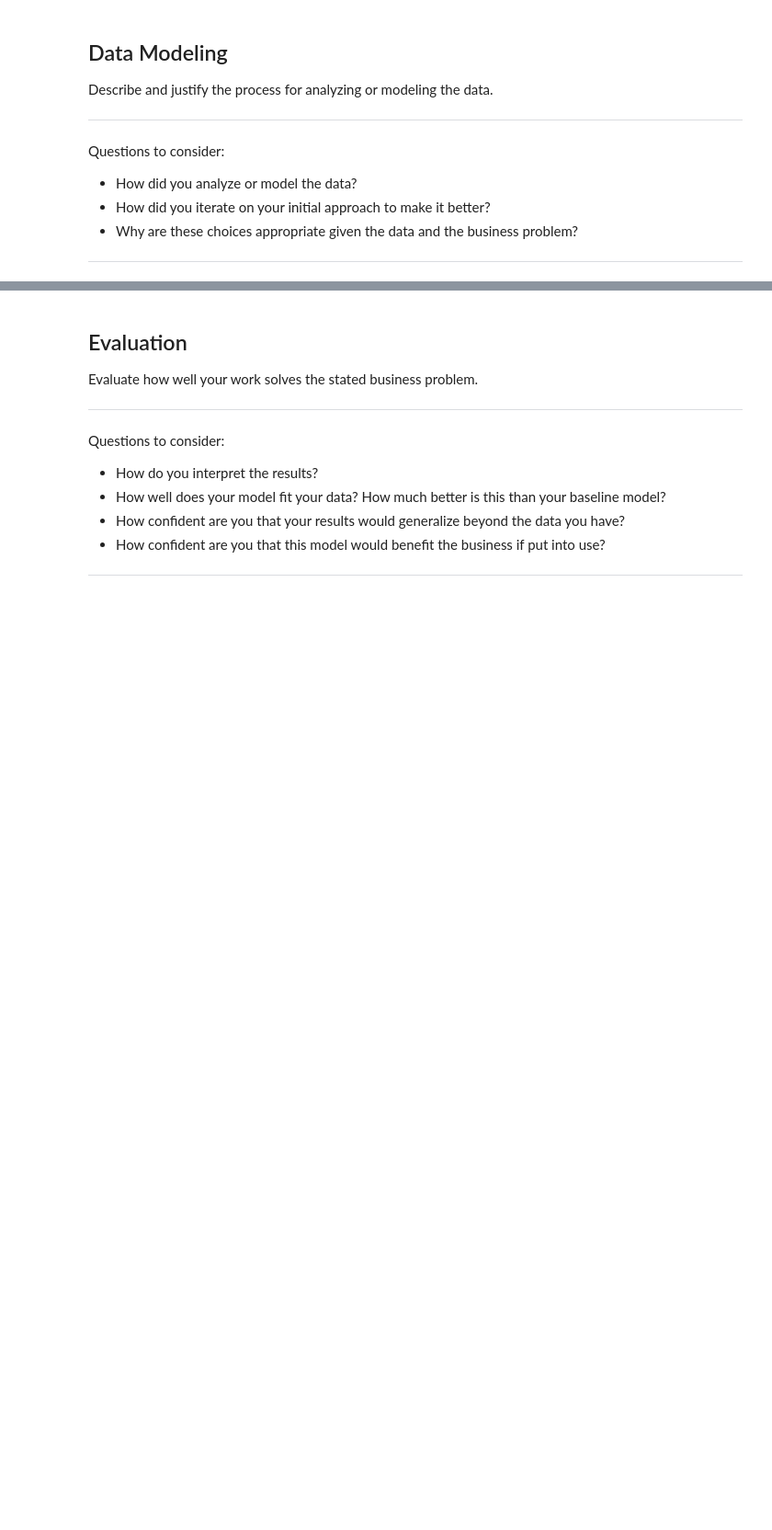
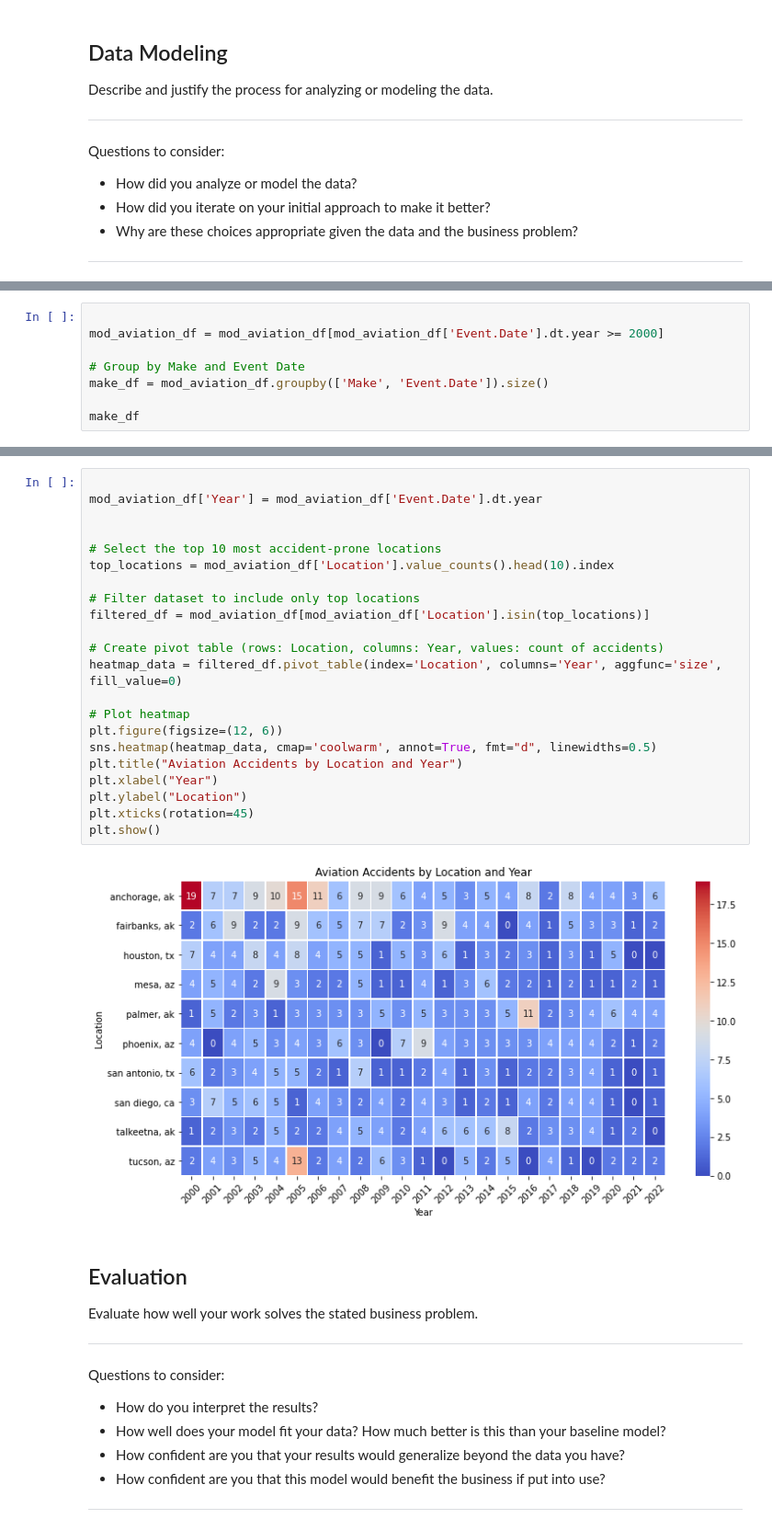
Before and after one commit to kkipkorir/Aviation-Risk-Evaluation, a Jupyter notebook: dsc-phase1-project-template.ipynb, the cells around one changed output, grey strips where cells are left out. Shown: that part at 92% size. Cells and saved outputs as stored; diff of their text form; blank space fills up the shorter version.

```diff
--- a/dsc-phase1-project-template.ipynb
+++ b/dsc-phase1-project-template.ipynb
@@ -321,0 +595,8 @@ Questions to consider:
+# %%
+
+mod_aviation_df = mod_aviation_df[mod_aviation_df['Event.Date'].dt.year >= 2000]
+
+# Group by Make and Event Date
+make_df = mod_aviation_df.groupby(['Make', 'Event.Date']).size()
+
+make_df
@@ -322,3 +637,27 @@ Questions to consider:
+# %%
+
+mod_aviation_df['Year'] = mod_aviation_df['Event.Date'].dt.year
+
+
+# Select the top 10 most accident-prone locations
+top_locations = mod_aviation_df['Location'].value_counts().head(10).index
+
+# Filter dataset to include only top locations
+filtered_df = mod_aviation_df[mod_aviation_df['Location'].isin(top_locations)]
+
+# Create pivot table (rows: Location, columns: Year, values: count of accidents)
+heatmap_data = filtered_df.pivot_table(index='Location', columns='Year', aggfunc='size', fill_value=0)
+
+# Plot heatmap
+plt.figure(figsize=(12, 6))
+sns.heatmap(heatmap_data, cmap='coolwarm', annot=True, fmt="d", linewidths=0.5)
+plt.title("Aviation Accidents by Location and Year")
+plt.xlabel("Year")
+plt.ylabel("Location")
+plt.xticks(rotation=45)
+plt.show()
+# %% [output]
+[figure, added]
 # %% [markdown]
 ## Evaluation
 Evaluate how well your work solves the stated business problem.
```
Also changed, not shown: parts of 31 cells of this notebook.
